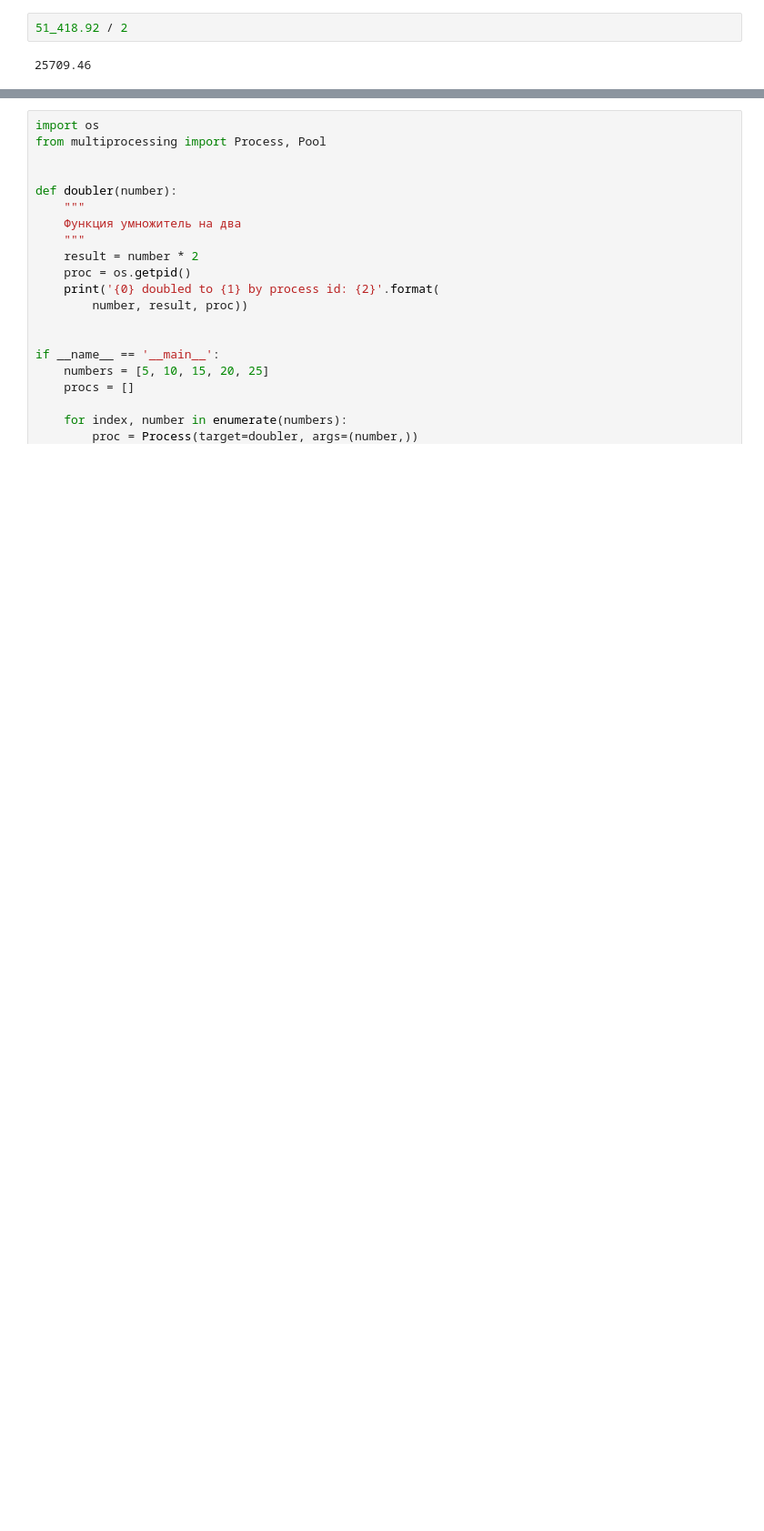
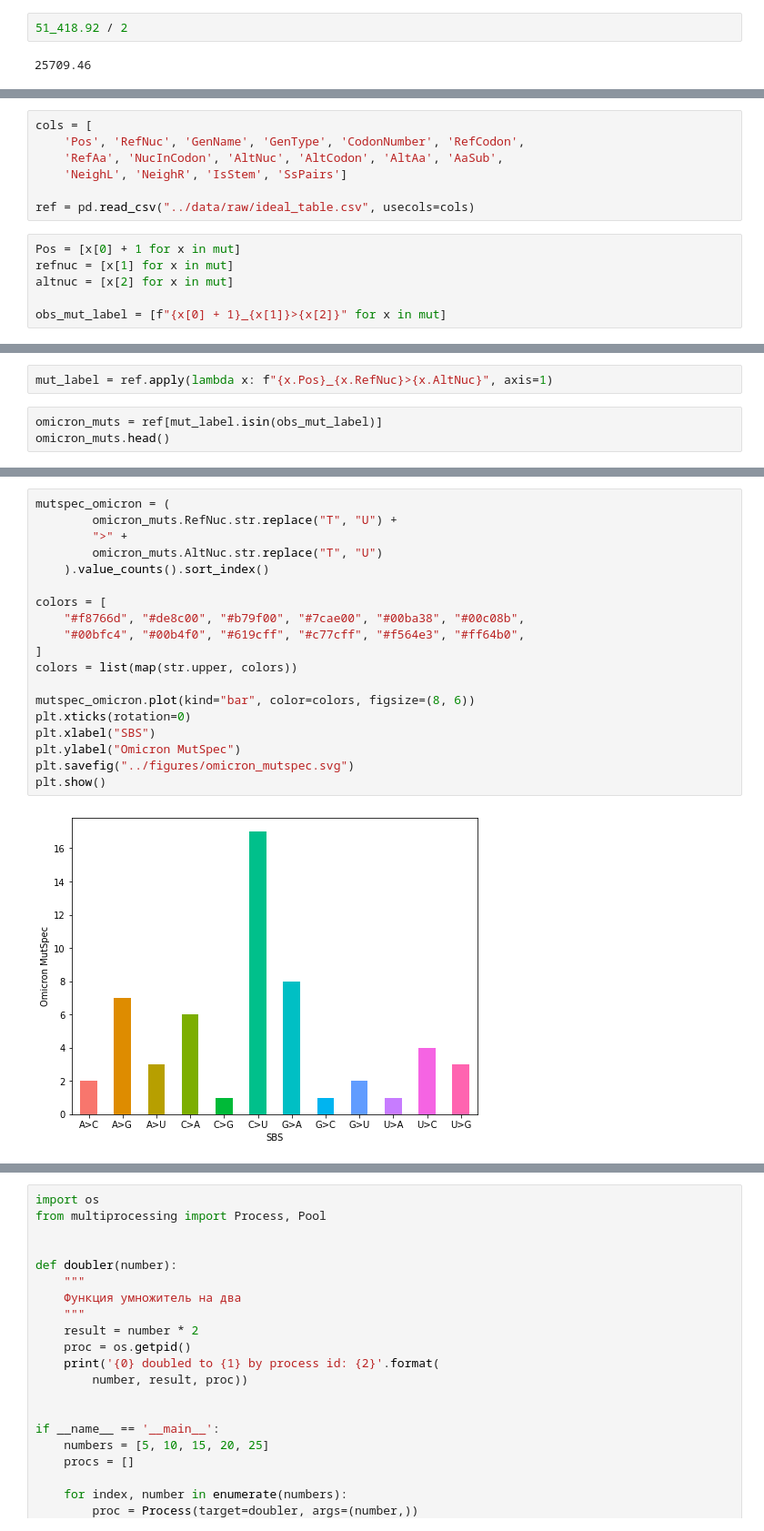
Before and after one commit to KPOTOH/sars-cov-2, a Jupyter notebook: nb/1.mulal_qc.ipynb, the cells around one changed output, grey strips where cells are left out. Shown at 91% size. Drawn from its saved outputs; the diff is of its cells as text; blank space fills up the shorter version.

```diff
--- a/nb/1.mulal_qc.ipynb
+++ b/nb/1.mulal_qc.ipynb
@@ -117,0 +116,13 @@ plt.show()
+# %%
+cols = [
+    'Pos', 'RefNuc', 'GenName', 'GenType', 'CodonNumber', 'RefCodon',
+    'RefAa', 'NucInCodon', 'AltNuc', 'AltCodon', 'AltAa', 'AaSub',
+    'NeighL', 'NeighR', 'IsStem', 'SsPairs']
+
+ref = pd.read_csv("../data/raw/ideal_table.csv", usecols=cols)
+# %%
+Pos = [x[0] + 1 for x in mut]
+refnuc = [x[1] for x in mut]
+altnuc = [x[2] for x in mut]
+
+obs_mut_label = [f"{x[0] + 1}_{x[1]}>{x[2]}" for x in mut]
@@ -117,0 +142,5 @@ plt.show()
+# %%
+mut_label = ref.apply(lambda x: f"{x.Pos}_{x.RefNuc}>{x.AltNuc}", axis=1)
+# %%
+omicron_muts = ref[mut_label.isin(obs_mut_label)]
+omicron_muts.head()
@@ -117,0 +179,21 @@ plt.show()
+# %%
+mutspec_omicron = (
+        omicron_muts.RefNuc.str.replace("T", "U") +
+        ">" +
+        omicron_muts.AltNuc.str.replace("T", "U")
+    ).value_counts().sort_index()
+
+colors = [
+    "#f8766d", "#de8c00", "#b79f00", "#7cae00", "#00ba38", "#00c08b",
+    "#00bfc4", "#00b4f0", "#619cff", "#c77cff", "#f564e3", "#ff64b0",
+]
+colors = list(map(str.upper, colors))
+
+mutspec_omicron.plot(kind="bar", color=colors, figsize=(8, 6))
+plt.xticks(rotation=0)
+plt.xlabel("SBS")
+plt.ylabel("Omicron MutSpec")
+plt.savefig("../figures/omicron_mutspec.svg")
+plt.show()
+# %% [output]
+[figure, added]
```
Also changed, not shown: parts of 23 cells of this notebook, 9 other files.
